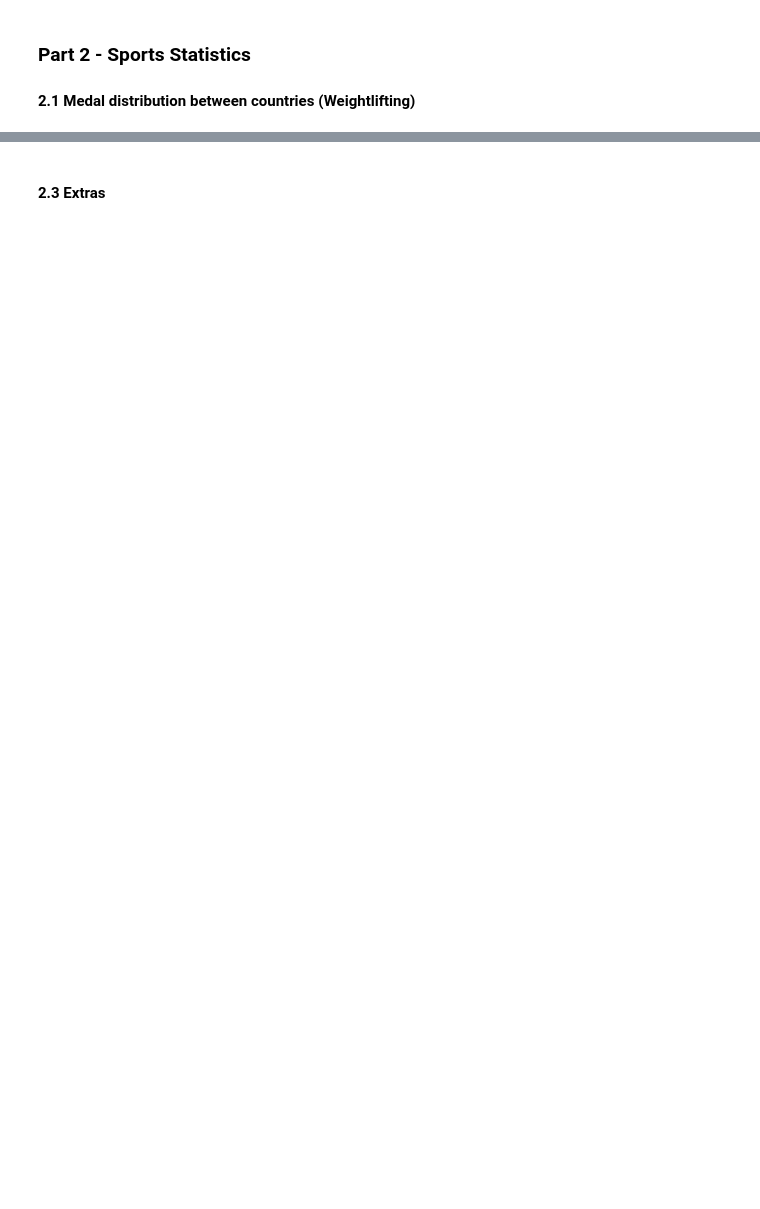
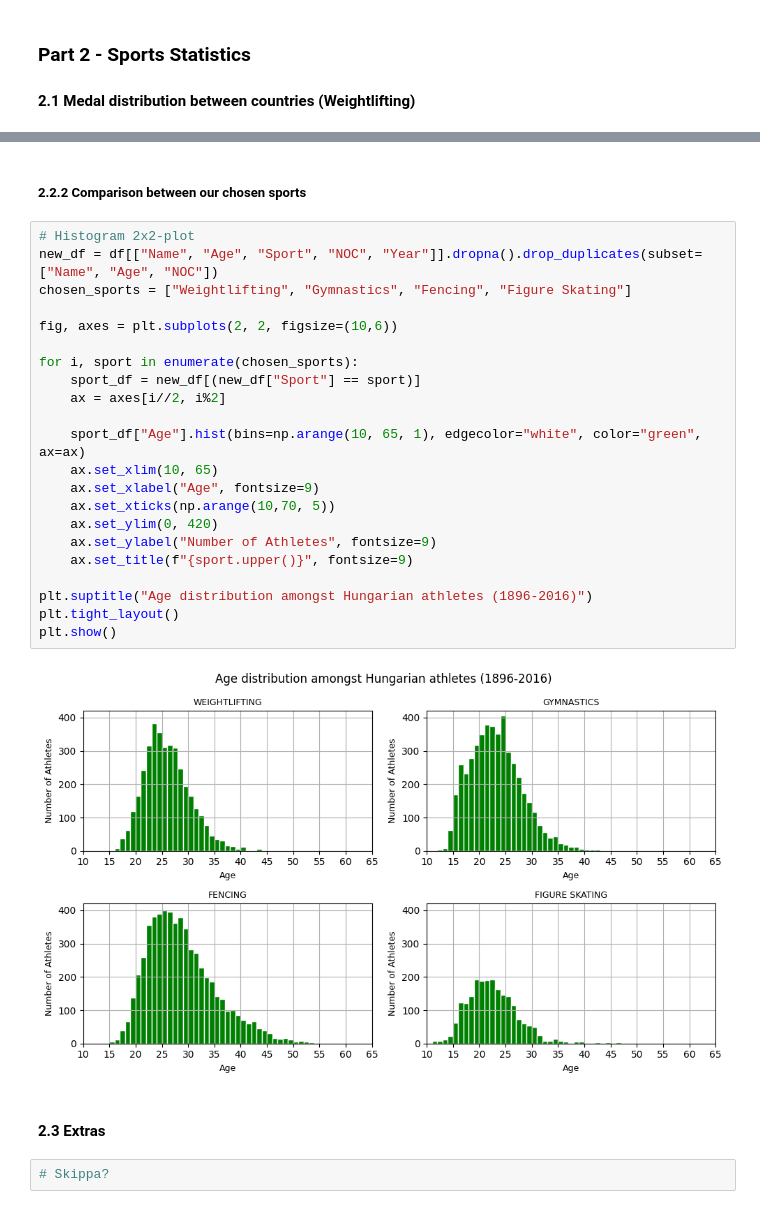
Before and after one commit to F-Degerman/Projekt_OS_Ungern, a Jupyter notebook: Egna_anteckningar/Patrik.ipynb, the cells around one changed output, grey strips where cells are left out. Saved outputs shown, nothing was run; the diff lists cells and outputs as text; blank space fills up the shorter version.

```diff
--- a/Egna_anteckningar/Patrik.ipynb
+++ b/Egna_anteckningar/Patrik.ipynb
@@ -297,2 +351,30 @@ fig.show()
+# %% [markdown]
+##### **2.2.2 Comparison between our chosen sports**
+# %%
+# Histogram 2x2-plot
+new_df = df[["Name", "Age", "Sport", "NOC", "Year"]].dropna().drop_duplicates(subset=["Name", "Age", "NOC"])
+chosen_sports = ["Weightlifting", "Gymnastics", "Fencing", "Figure Skating"]
+
+fig, axes = plt.subplots(2, 2, figsize=(10,6))
+
+for i, sport in enumerate(chosen_sports):
+    sport_df = new_df[(new_df["Sport"] == sport)]
+    ax = axes[i//2, i%2]
+
+    sport_df["Age"].hist(bins=np.arange(10, 65, 1), edgecolor="white", color="green", ax=ax)
+    ax.set_xlim(10, 65)
+    ax.set_xlabel("Age", fontsize=9)
+    ax.set_xticks(np.arange(10,70, 5))
+    ax.set_ylim(0, 420)
+    ax.set_ylabel("Number of Athletes", fontsize=9)
+    ax.set_title(f"{sport.upper()}", fontsize=9)
+
+plt.suptitle("Age distribution amongst Hungarian athletes (1896-2016)")
+plt.tight_layout()
+plt.show()
+# %% [output]
+[figure, added]
 # %% [markdown]
 #### **2.3 Extras**
+# %%
+# Skippa?
```
Also changed, not shown: parts of 10 cells of this notebook, 26 other files.
